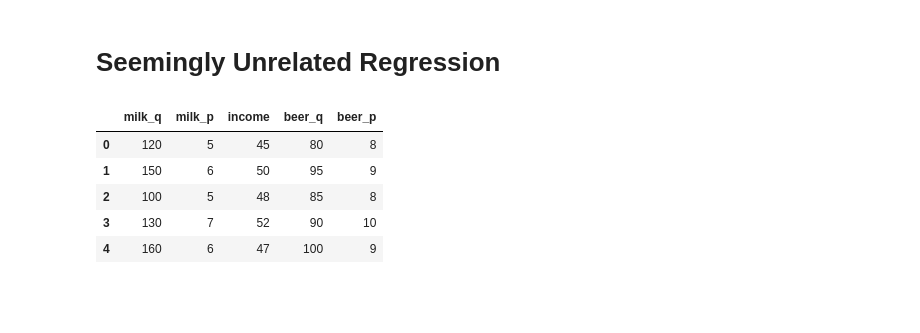
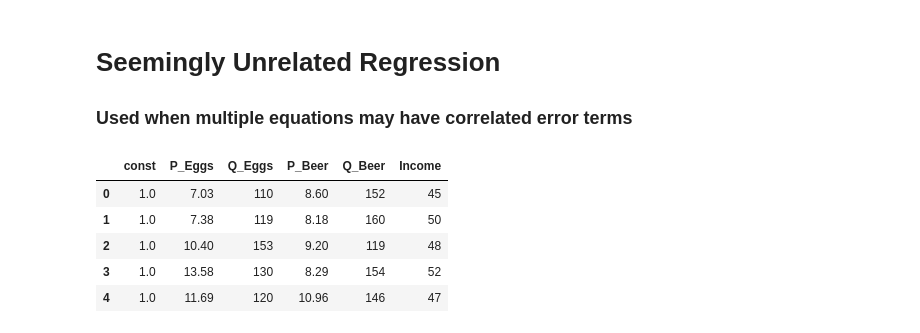
Before and after one commit to rjwrobel86/Python4Statistics, a Jupyter notebook: Notebooks/SeeminglyUnrelatedRegression.ipynb, the cells around one changed output. Cells and saved outputs as stored; diff of their text form; code cells hidden in the pictures; blank space fills up the shorter version.

```diff
--- a/Notebooks/SeeminglyUnrelatedRegression.ipynb
+++ b/Notebooks/SeeminglyUnrelatedRegression.ipynb
@@ -1,17 +1,3 @@
 # %% [markdown]
 # Seemingly Unrelated Regression
+### Used when multiple equations may have correlated error terms
-# %%
-import pandas as pd
-import numpy as np
-import statsmodels.api as sm
-from linearmodels.system import SUR
-
-df = pd.read_csv('../data/sur_data.csv')
-df.head()
-# %% [output]
-|  | milk_q | milk_p | income | beer_q | beer_p |
-| 0 | 120 | 5 | 45 | 80 | 8 |
-| 1 | 150 | 6 | 50 | 95 | 9 |
-| 2 | 100 | 5 | 48 | 85 | 8 |
-| 3 | 130 | 7 | 52 | 90 | 10 |
-| 4 | 160 | 6 | 47 | 100 | 9 |
@@ -18 +9,12 @@ df.head()
+# %%
+df = pd.read_csv('../data/sur2.csv')
+df = sm.add_constant(df)
+df.head()
+# %% [output]
+|  | const | P_Eggs | Q_Eggs | P_Beer | Q_Beer | Income |
+| 0 | 1.0 | 7.03 | 110 | 8.60 | 152 | 45 |
+| 1 | 1.0 | 7.38 | 119 | 8.18 | 160 | 50 |
+| 2 | 1.0 | 10.40 | 153 | 9.20 | 119 | 48 |
+| 3 | 1.0 | 13.58 | 130 | 8.29 | 154 | 52 |
+| 4 | 1.0 | 11.69 | 120 | 10.96 | 146 | 47 |
 # %%
```
Also changed, not shown: parts of 4 cells of this notebook, 20 other files.
